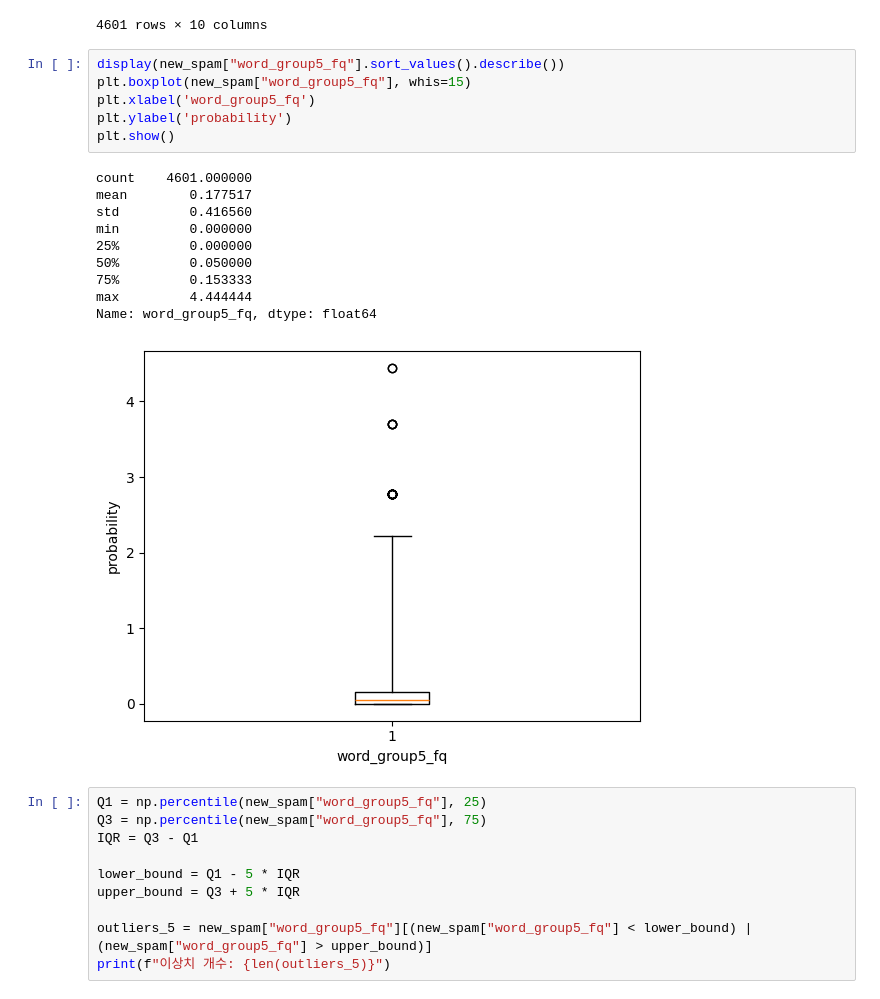
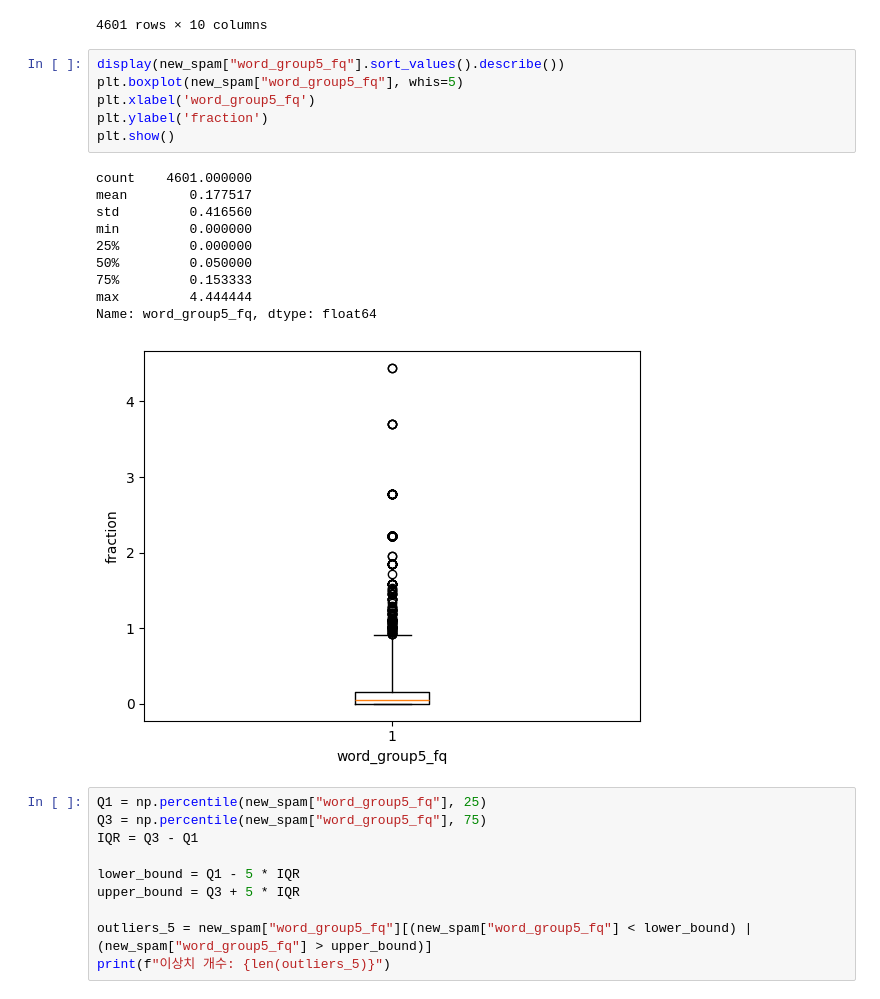
Before and after one commit to encore-SKN11/EDA-7Team, a Jupyter notebook: spam_email.ipynb, the cells around one changed output. Saved outputs shown, nothing was run; the diff lists cells and outputs as text.

Commit message:
박스 이미지 추가, y축 fraction

```diff
--- a/spam_email.ipynb
+++ b/spam_email.ipynb
@@ -310,21 +310,21 @@ new_spam
 4601 rows × 10 columns
 # %%
 display(new_spam["word_group5_fq"].sort_values().describe())
-plt.boxplot(new_spam["word_group5_fq"], whis=15)
+plt.boxplot(new_spam["word_group5_fq"], whis=5)
 plt.xlabel('word_group5_fq')
-plt.ylabel('probability')
+plt.ylabel('fraction')
 plt.show()
 # %% [output]
 count    4601.000000
 mean        0.177517
 std         0.416560
 min         0.000000
 25%         0.000000
 50%         0.050000
 75%         0.153333
 max         4.444444
 Name: word_group5_fq, dtype: float64
-[figure, old version]
+[figure, new version]
 # %%
 Q1 = np.percentile(new_spam["word_group5_fq"], 25)
 Q3 = np.percentile(new_spam["word_group5_fq"], 75)
```
Also changed, not shown: parts of 3 cells of this notebook, 3 other files.
